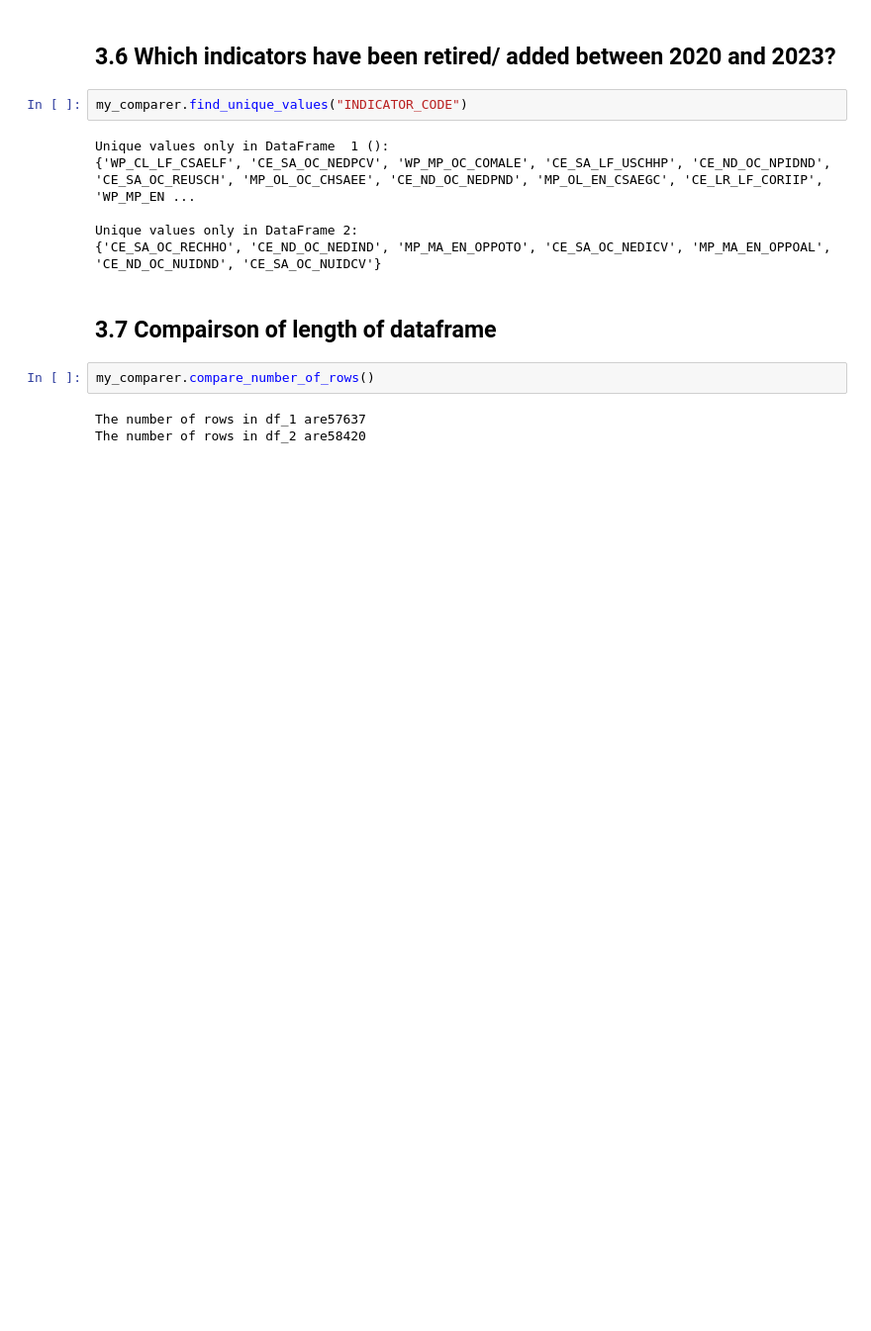
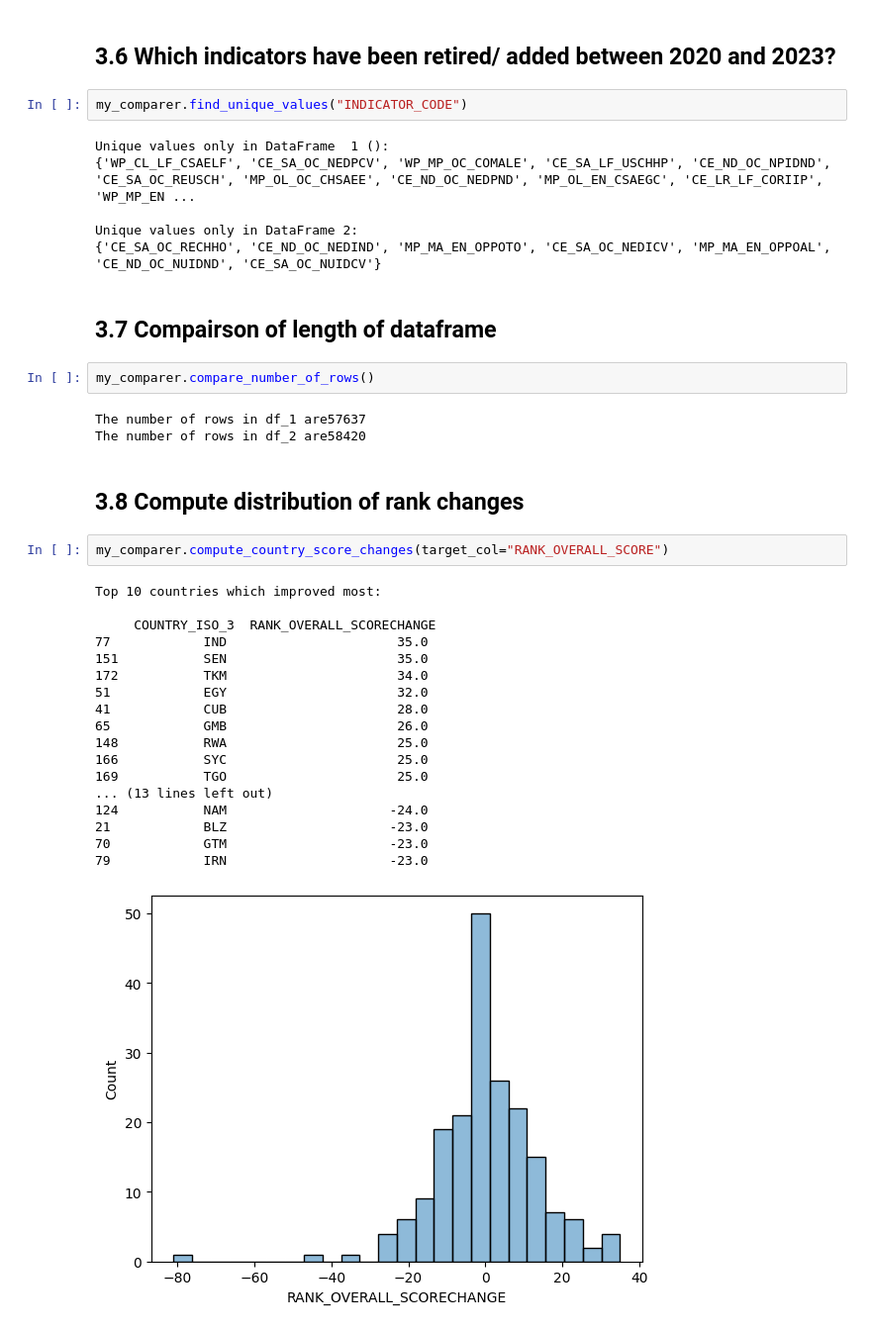
Before and after one commit to iferminm/crba-etl, a Jupyter notebook: validation/comparison_of_final_files.ipynb, the cells around one changed output. Shown at 99% size. Saved outputs shown, nothing was run; the diff lists cells and outputs as text; blank space fills up the shorter version.

```diff
--- a/validation/comparison_of_final_files.ipynb
+++ b/validation/comparison_of_final_files.ipynb
@@ -276,3 +295,26 @@ my_comparer.compare_number_of_rows()
 # %% [output]
 The number of rows in df_1 are57637
 The number of rows in df_2 are58420
+# %% [markdown]
+## 3.8 Compute distribution of rank changes
+# %%
+my_comparer.compute_country_score_changes(target_col="RANK_OVERALL_SCORE")
+# %% [output]
+Top 10 countries which improved most:
+
+     COUNTRY_ISO_3  RANK_OVERALL_SCORECHANGE
+77            IND                      35.0
+151           SEN                      35.0
+172           TKM                      34.0
+51            EGY                      32.0
+41            CUB                      28.0
+65            GMB                      26.0
+148           RWA                      25.0
+166           SYC                      25.0
+169           TGO                      25.0
+... (13 lines left out)
+124           NAM                     -24.0
+21            BLZ                     -23.0
+70            GTM                     -23.0
+79            IRN                     -23.0
+[figure, added]
```
Also changed, not shown: parts of 7 cells of this notebook, 2 other files.
